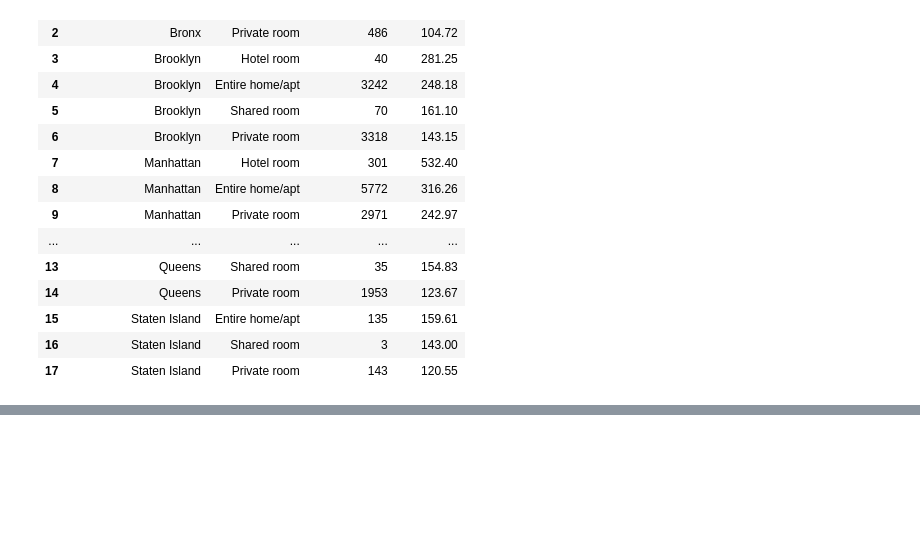
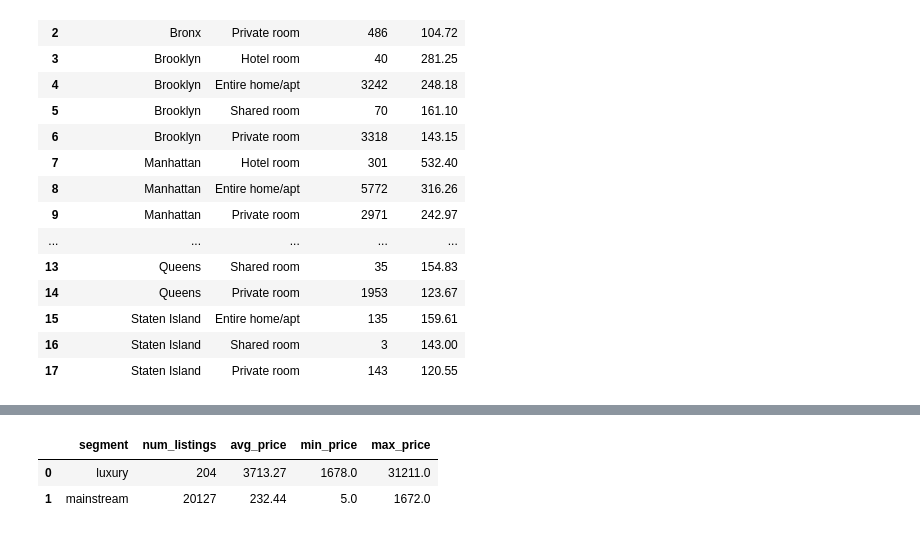
Before and after one commit to jj572/nyc-airbnb-pricing-analysis, a Jupyter notebook: notebooks/exploratory_analysis.ipynb, the cells around one changed output, grey strips where cells are left out. Cells and saved outputs as stored; diff of their text form; code cells hidden in the pictures; blank space fills up the shorter version.

```diff
--- a/notebooks/exploratory_analysis.ipynb
+++ b/notebooks/exploratory_analysis.ipynb
@@ -32,0 +105,13 @@ borough_room_prices
+# %%
+query = """
+SELECT segment, COUNT(*) AS num_listings, ROUND(AVG(price), 2) AS avg_price,
+       ROUND(MIN(price), 2) AS min_price, ROUND(MAX(price), 2) AS max_price
+FROM listings
+GROUP BY segment
+"""
+segment_overview = pd.read_sql(query, conn)
+segment_overview
+# %% [output]
+|  | segment | num_listings | avg_price | min_price | max_price |
+| 0 | luxury | 204 | 3713.27 | 1678.0 | 31211.0 |
+| 1 | mainstream | 20127 | 232.44 | 5.0 | 1672.0 |
```
Also changed, not shown: parts of 16 cells of this notebook.
